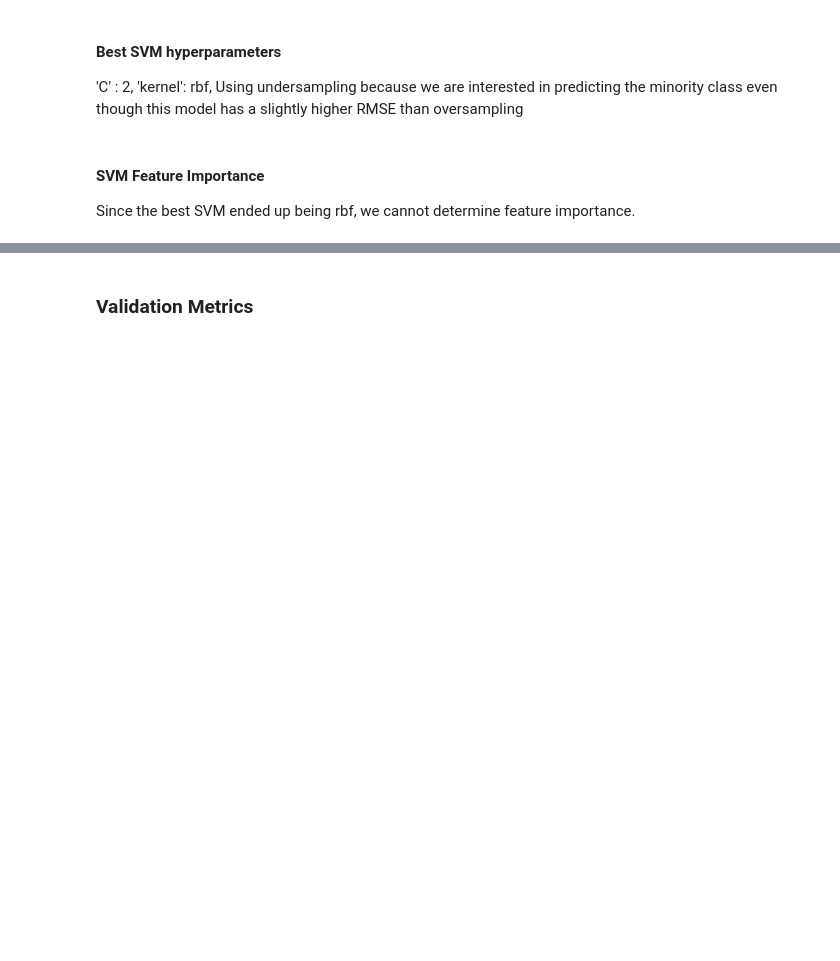
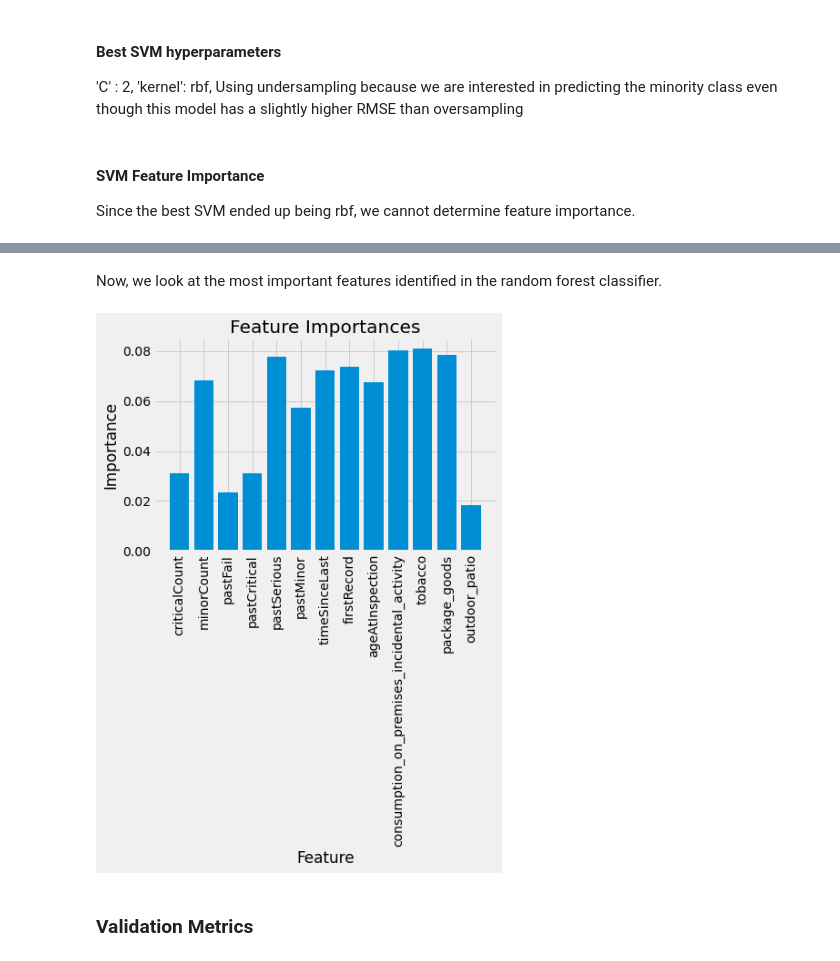
Before and after one commit to sociologyquinn/CSS-Project3-Group1, a Jupyter notebook: Project 3 Students.ipynb, the cells around one changed output, grey strips where cells are left out. Saved outputs shown, nothing was run; the diff lists cells and outputs as text; code cells hidden in the pictures; blank space fills up the shorter version.

Commit message:
tweak RF classifier

```diff
--- a/Project 3 Students.ipynb
+++ b/Project 3 Students.ipynb
@@ -476,17 +478,16 @@ Since the best SVM ended up being rbf, we cannot determine feature importance.
 # %%
-# Create the random grid
-param_grid = {'n_estimators': np.arange(5,20,5),
-               'max_features': ['auto', 'sqrt'],
+# Create the random forest classifier grid
+param_grid = {'n_estimators': [1,5,10,50],
+              'criterion': ['gini', 'entropy'],
                'max_depth': np.arange(2,10,2),
-               'min_samples_split': np.arange(2,5,1),
-               'min_samples_leaf': np.arange(2,5,1),
-               'bootstrap': ["True", "False"]}
+               'min_samples_split': np.arange(1,4,1),
+               'min_samples_leaf': np.arange(1,4,1),
+              'max_features': ['auto', 'sqrt', 'log2']}
 
-rf = RandomForestRegressor() # define rf
+rf_classifier = RandomForestClassifier() # define rf
 
-rf_grid_reg = GridSearchCV(rf,param_grid, cv = 3, n_jobs= -1, verbose = 2) # perform grid search with 3 fold CV
-rf_grid_reg.fit(X_train, y_train) # fit on grid search
-best_index = np.argmax(rf_grid_reg.cv_results_["mean_test_score"])
-
-print(rf_grid_reg.cv_results_["params"][best_index])
+rf_grid = GridSearchCV(rf_classifier,param_grid, cv = 3, n_jobs= -1, verbose = 2) # perform grid search with 3 fold CV
+rf_grid.fit(X_train, y_train) # fit on grid search
+best_index = np.argmax(rf_grid.cv_results_["mean_test_score"])
+print(rf_grid.cv_results_["params"][best_index])
 # %% [output]
@@ -503,3 +503,22 @@ rf_reg = RandomForestRegressor(**rf_grid_reg.cv_results_["params"][best_index]).
+# %% [markdown]
+Now, we look at the most important features identified in the random forest classifier.
+# %%
+rf_classifier.fit(X_train, y_train.ravel())
+importances = list(rf_classifier.feature_importances_)
+nz_feats = [item for item in importances if item > .01]
+
+# Set the style
+plt.style.use('fivethirtyeight')
+# list of x locations for plotting
+x_values = list(range(len(nz_feats)))
+# Make a bar chart
+plt.bar(x_values, nz_feats, orientation = 'vertical')
+# Tick labels for x axis
+plt.xticks(x_values, X_train.columns, rotation='vertical')
+# Axis labels and title
+plt.ylabel('Importance'); plt.xlabel('Feature'); plt.title('Feature Importances');
+# %% [output]
+[figure, added]
 # %% [markdown]
 ### Validation Metrics
 # %% [markdown]
```
Also changed, not shown: parts of 15 cells of this notebook.
